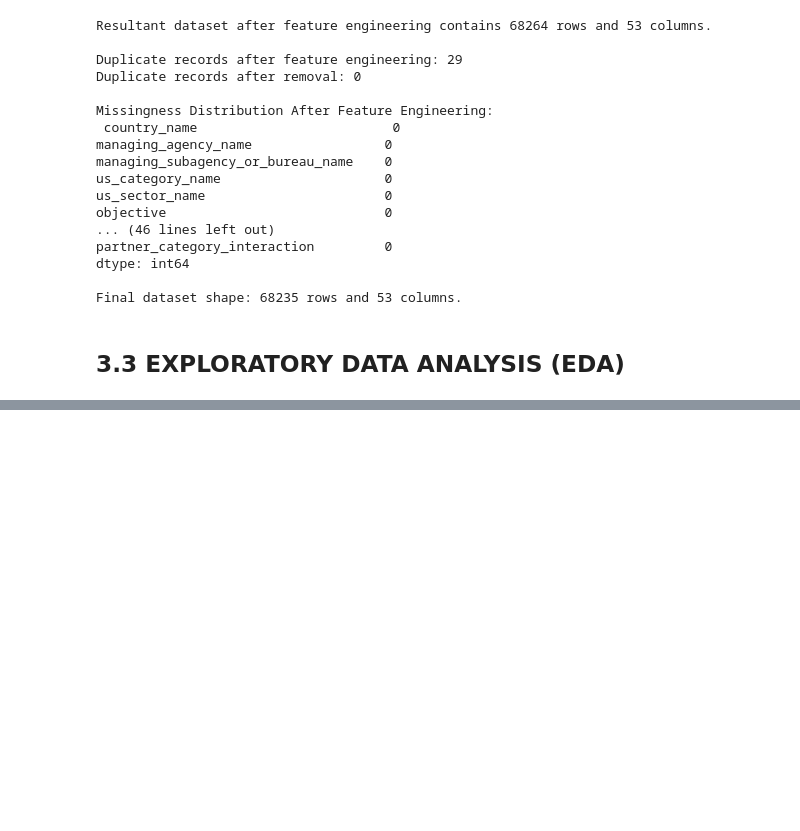
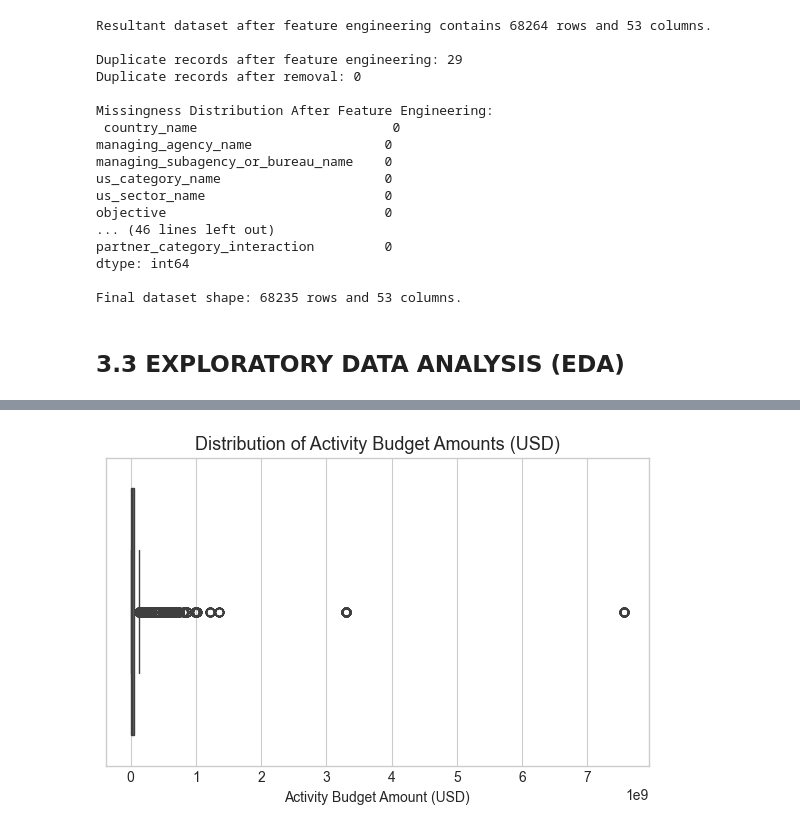
Before and after one commit to Annfelicty/A, a Jupyter notebook: Notebooks/Main.ipynb, the cells around one changed output, grey strips where cells are left out. Saved outputs shown, nothing was run; the diff lists cells and outputs as text; code cells hidden in the pictures; blank space fills up the shorter version.

```diff
--- a/Notebooks/Main.ipynb
+++ b/Notebooks/Main.ipynb
@@ -1373,0 +1511,9 @@ data.to_csv('clean_data.csv', index=False)
+# %%
+# Boxplot for Activity Budget Amounts
+plt.figure(figsize=(7,4))
+sns.boxplot(x=df['activity_budget_amount'])
+plt.title('Distribution of Activity Budget Amounts (USD)', fontsize=13)
+plt.xlabel('Activity Budget Amount (USD)')
+plt.show()
+# %% [output]
+[figure, added]
```
Also changed, not shown: parts of 38 cells of this notebook, 1 other file.
